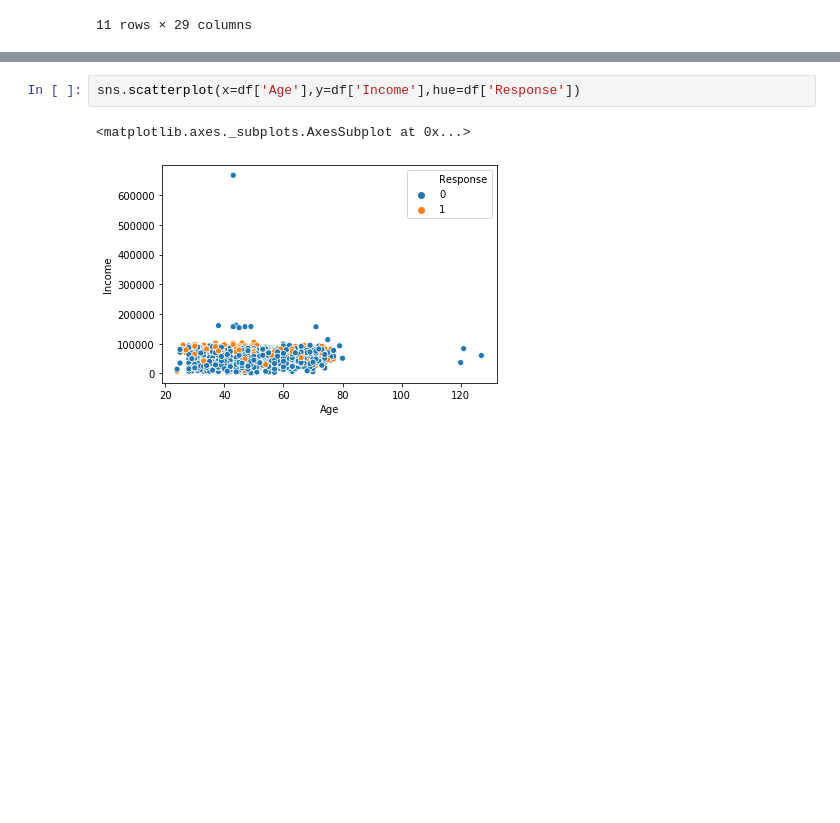
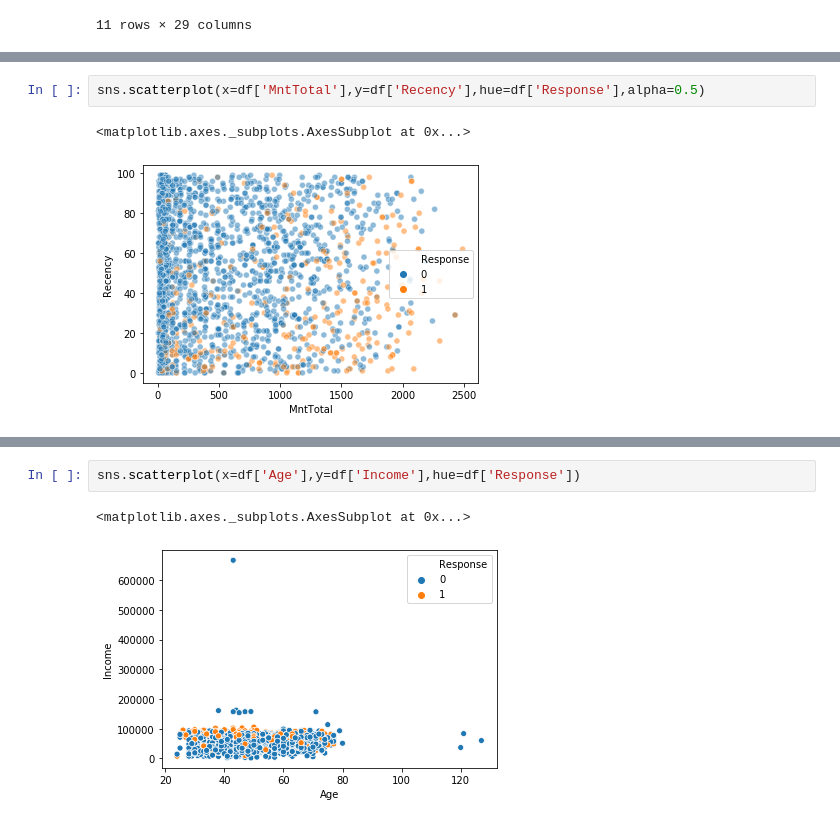
Before and after one commit to italosichi/ifood-data-business-analyst-test, a Jupyter notebook: ifood_analysis.ipynb, the cells around one changed output, grey strips where cells are left out. Cells and saved outputs as stored; diff of their text form; blank space fills up the shorter version.

```diff
--- a/ifood_analysis.ipynb
+++ b/ifood_analysis.ipynb
@@ -118,0 +169,5 @@ df['']
+# %%
+sns.scatterplot(x=df['MntTotal'],y=df['Recency'],hue=df['Response'],alpha=0.5)
+# %% [output]
+<matplotlib.axes._subplots.AxesSubplot at 0x...>
+[figure, added]
```
Also changed, not shown: parts of 31 cells of this notebook.
